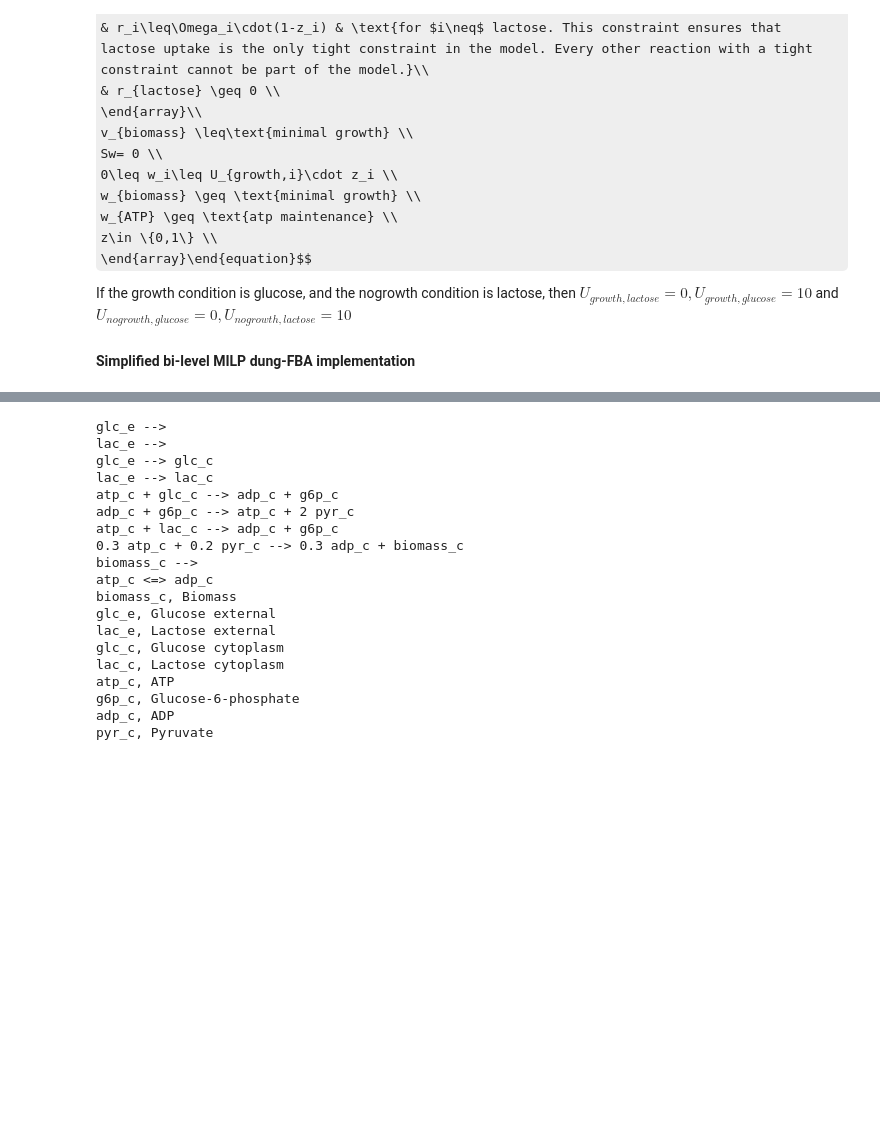
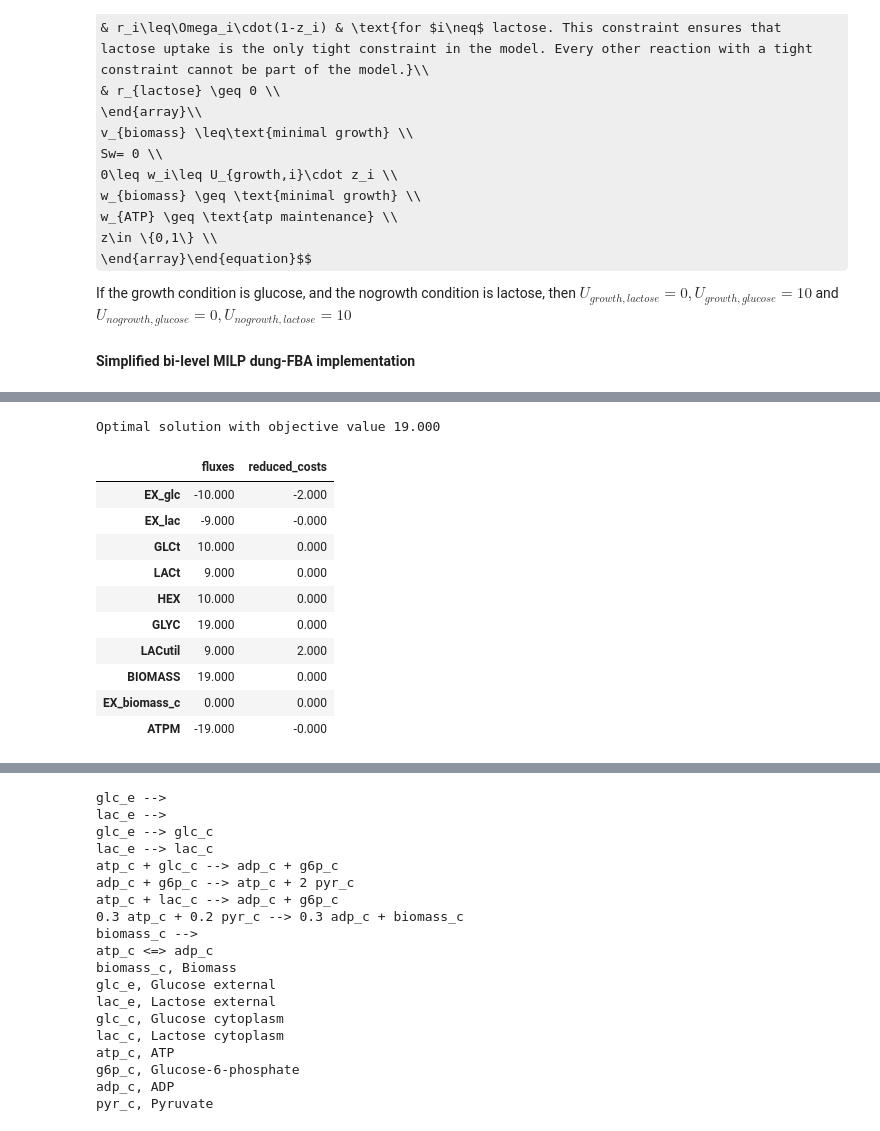
Before and after one commit to PNNL-Predictive-Phenomics/crop, a Jupyter notebook: docs/notebook/CROP.ipynb, the cells around one changed output, grey strips where cells are left out. Saved outputs shown, nothing was run; the diff lists cells and outputs as text; code cells hidden in the pictures; some formulas as TeX source; blank space fills up the shorter version.

```diff
--- a/docs/notebook/CROP.ipynb
+++ b/docs/notebook/CROP.ipynb
@@ -799,3 +806,18 @@ test_crop_model.reactions.BIOMASS.objective_coefficient
+# %%
+test_crop_model.optimize()
+# %% [output]
+Optimal solution with objective value 19.000
+|  | fluxes | reduced_costs |
+| EX_glc | -10.000 | -2.000 |
+| EX_lac | -9.000 | -0.000 |
+| GLCt | 10.000 | 0.000 |
+| LACt | 9.000 | 0.000 |
+| HEX | 10.000 | 0.000 |
+| GLYC | 19.000 | 0.000 |
+| LACutil | 9.000 | 2.000 |
+| BIOMASS | 19.000 | 0.000 |
+| EX_biomass_c | 0.000 | 0.000 |
+| ATPM | -19.000 | -0.000 |
 # %%
 import numpy as np
 from cvxpy import Minimize, Problem, Variable, diag
```
Also changed, not shown: parts of 13 cells of this notebook.
